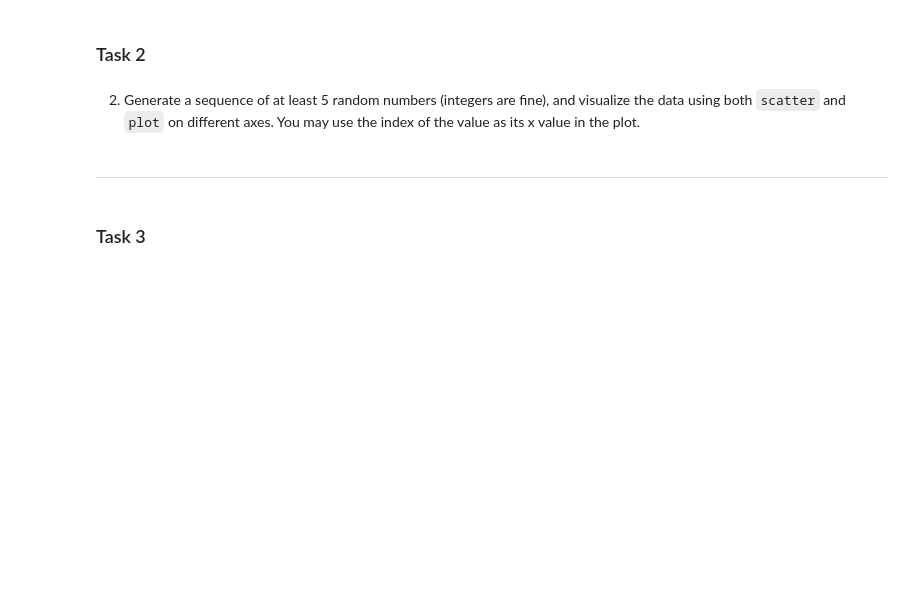
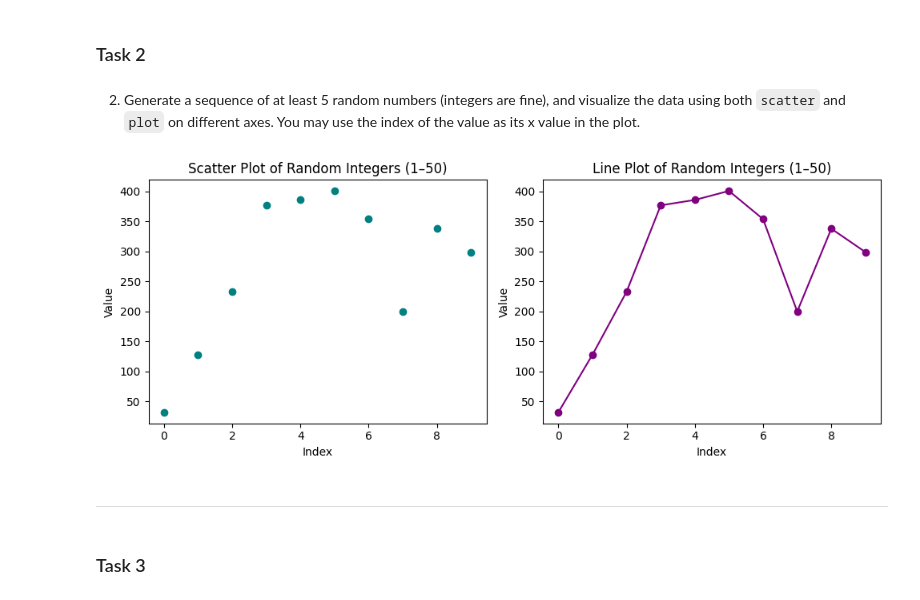
Before and after one commit to SchroderJ-pixel/jschroder-pyplot, a Jupyter notebook: pyplot.ipynb, the cells around one changed output. Drawn from its saved outputs; the diff is of its cells as text; code cells hidden in the pictures; blank space fills up the shorter version.

```diff
--- a/pyplot.ipynb
+++ b/pyplot.ipynb
@@ -95,6 +95,30 @@ plt.show()
 ### Task 2
 # %% [markdown]
 2. Generate a sequence of at least 5 random numbers (integers are fine), and visualize the data using both `scatter` and `plot` on different axes.  You may use the index of the value as its x value in the plot.
+# %%
+# Generate my numbers 1 through 1,000
+data = [randint(1, 500) for _ in range(10)]
+x_values = list(range(len(data)))
+
+# Subplots
+fig, (ax1, ax2) = plt.subplots(1, 2, figsize=(10, 4))
+
+# Scatter plot
+ax1.scatter(x_values, data, color='teal')
+ax1.set_title("Scatter Plot of Random Integers (1–50)")
+ax1.set_xlabel("Index")
+ax1.set_ylabel("Value")
+
+# Line plot
+ax2.plot(x_values, data, marker='o', linestyle='-', color='purple')
+ax2.set_title("Line Plot of Random Integers (1–50)")
+ax2.set_xlabel("Index")
+ax2.set_ylabel("Value")
+
+plt.tight_layout()
+plt.show()
+# %% [output]
+[figure, added]
 # %% [markdown]
 ---
 # %% [markdown]
```
Also changed, not shown: parts of 1 cell of this notebook.
